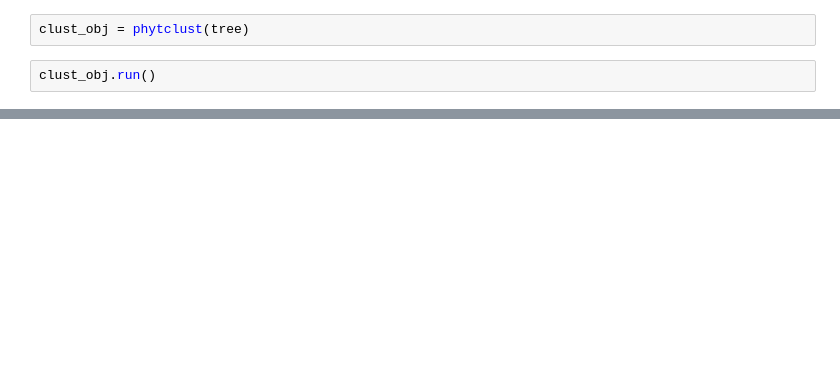
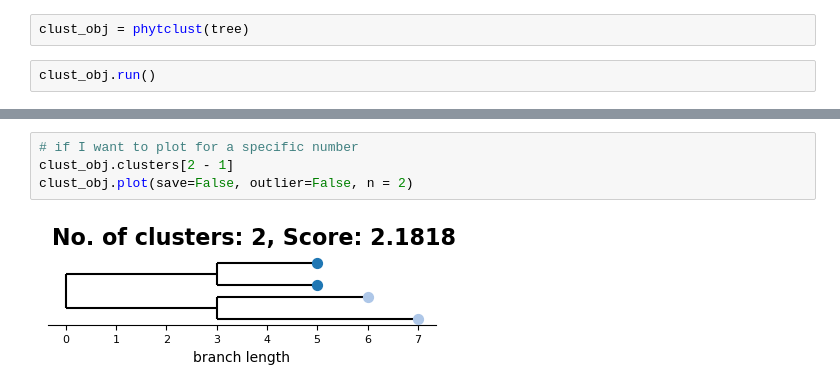
Before and after one commit to HughMurrell/phytclust, a Jupyter notebook: notebooks/example.ipynb, the cells around one changed output, grey strips where cells are left out. Drawn from its saved outputs; the diff is of its cells as text; blank space fills up the shorter version.

```diff
--- a/notebooks/example.ipynb
+++ b/notebooks/example.ipynb
@@ -33,2 +37,8 @@ clust_obj.score_calc()
+# %%
+# if I want to plot for a specific number
+clust_obj.clusters[2 - 1]
+clust_obj.plot(save=False, outlier=False, n = 2)
+# %% [output]
+[figure, added]
 # %%
 clust_obj.find_peaks()
```
Also changed, not shown: parts of 8 cells of this notebook, 23 other files.
